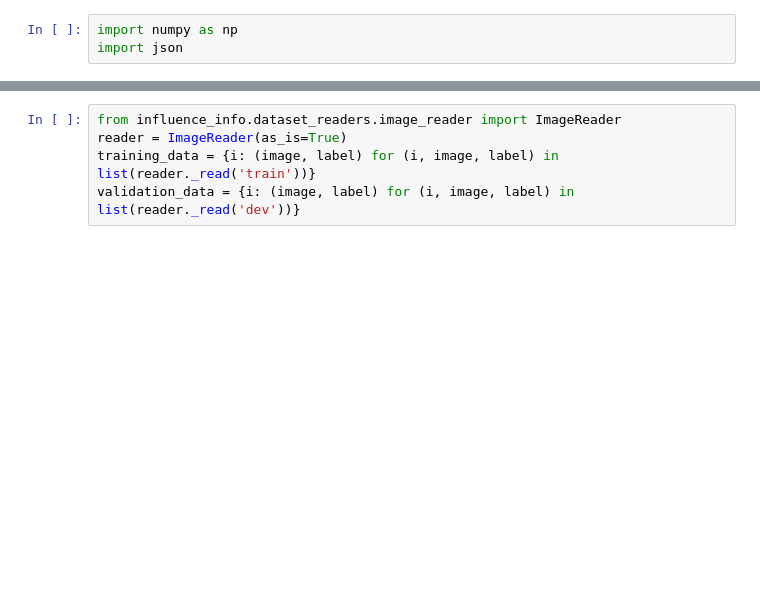
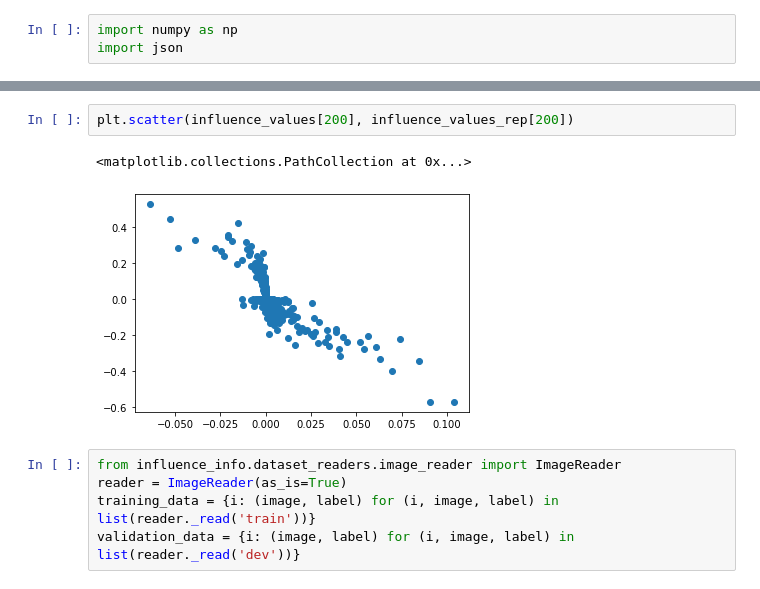
Before and after one commit to successar/instance_attributions_NLP, a Jupyter notebook: check_influence_mnist.ipynb, the cells around one changed output, grey strips where cells are left out. Drawn from its saved outputs; the diff is of its cells as text; blank space fills up the shorter version.

```diff
--- a/check_influence_mnist.ipynb
+++ b/check_influence_mnist.ipynb
@@ -7,3 +30,8 @@ training_idx, validation_idx = [json.load(open(f'outputs/MNIST/test/image_classi
+# %%
+plt.scatter(influence_values[200], influence_values_rep[200])
+# %% [output]
+<matplotlib.collections.PathCollection at 0x...>
+[figure, added]
 # %%
 from influence_info.dataset_readers.image_reader import ImageReader
 reader = ImageReader(as_is=True)
```
Also changed, not shown: parts of 6 cells of this notebook, 2 other files.
